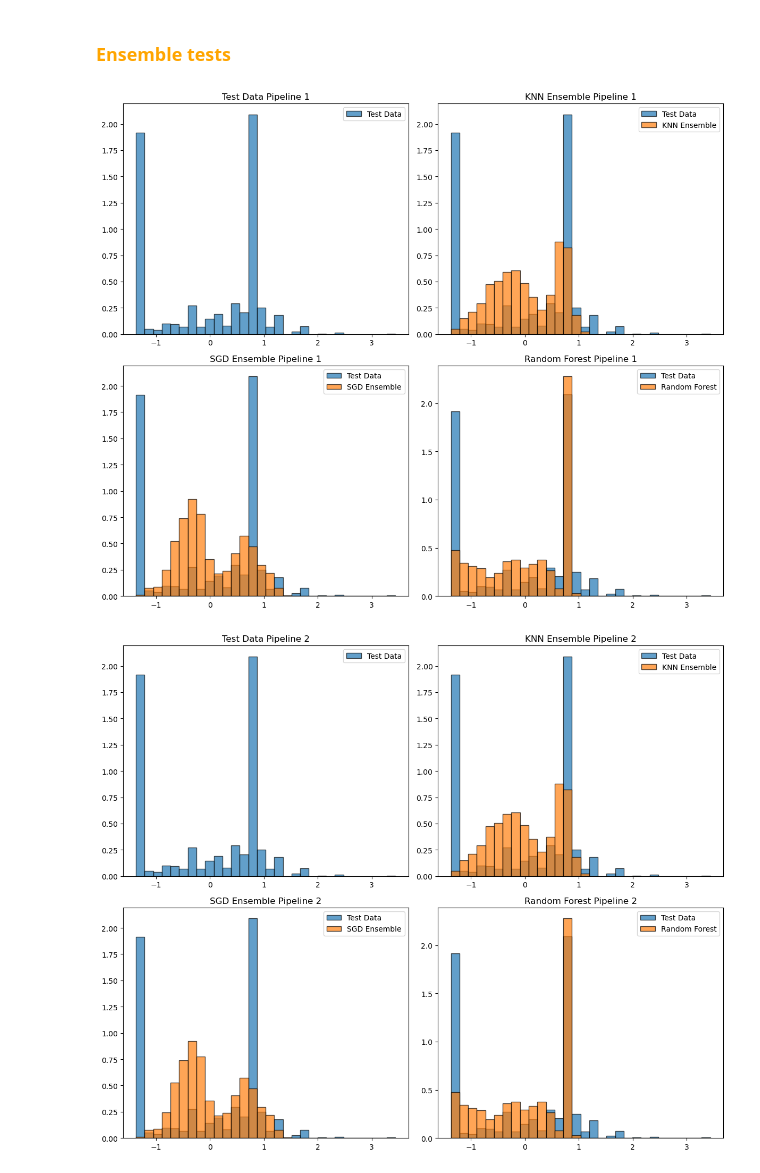
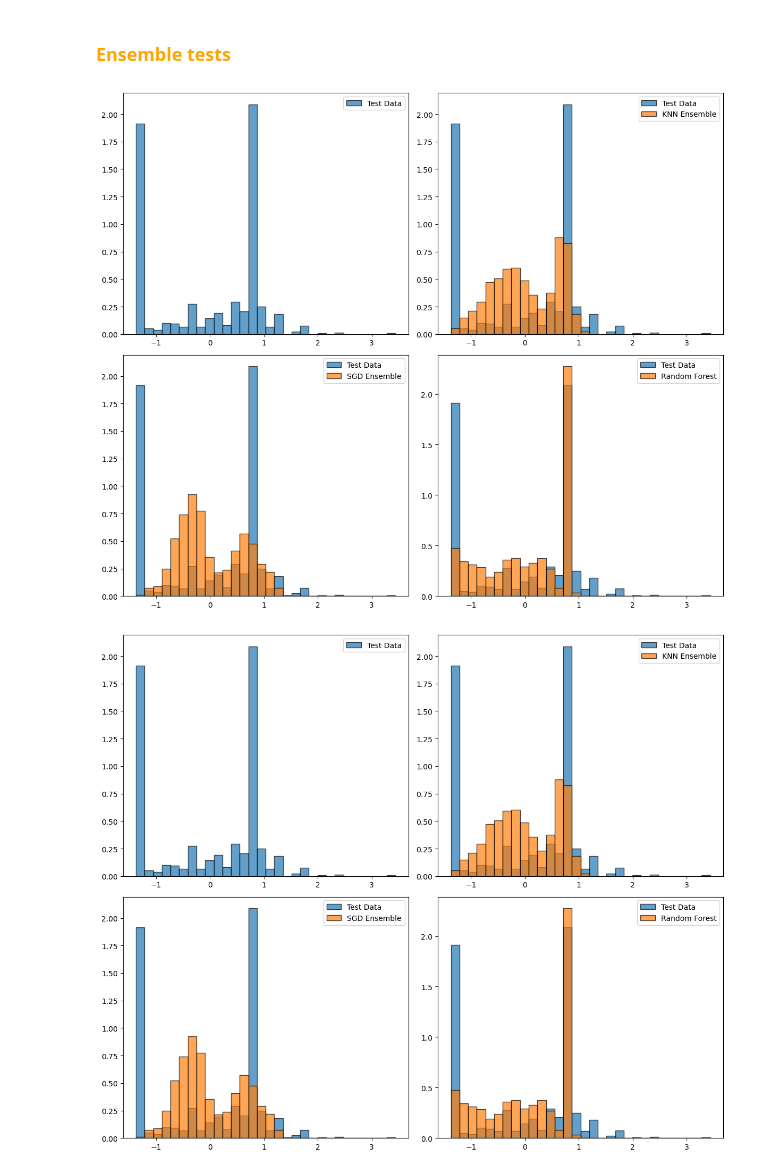
Before and after one commit to Yan-Tavares/ML_Projects, a Jupyter notebook: Final Project/main.ipynb, the cells around one changed output. Saved outputs shown, nothing was run; the diff lists cells and outputs as text; code cells hidden in the pictures.

```diff
--- a/Final Project/main.ipynb
+++ b/Final Project/main.ipynb
@@ -504,42 +524,38 @@ Y_unseen_pred_SGD_2 = ensemble_predict(models_dict_2, 'SGD', X_unseen_2, Y_unsee
 # Tree predictions
 Y_unseen_pred_Tree_1 = ensemble_predict(models_dict_1, 'Tree', X_unseen_1, Y_unseen_1, test_df_1)
 Y_unseen_pred_Tree_2 = ensemble_predict(models_dict_2, 'Tree', X_unseen_2, Y_unseen_2, test_df_2)
 
-def plot_histograms(Y_unseen, Y_unseen_pred_KNN, Y_unseen_pred_SGD, Y_unseen_pred_Tree, title_suffix):
+def plot_histograms(Y_unseen, Y_unseen_pred_KNN, Y_unseen_pred_SGD, Y_unseen_pred_Tree):
     fig, axs = plt.subplots(2, 2, figsize=(12, 10))
 
     counts, bin_edges = np.histogram(Y_unseen, bins=30)
 
     axs[0, 0].hist(Y_unseen, bins=bin_edges, edgecolor='k', alpha=0.7, density=True, label='Test Data')
     axs[0, 0].legend()
-    axs[0, 0].set_title(f'Test Data {title_suffix}')
 
     axs[0, 1].hist(Y_unseen, bins=bin_edges, edgecolor='k', alpha=0.7, density=True, label='Test Data')
     axs[0, 1].hist(Y_unseen_pred_KNN, bins=bin_edges, edgecolor='k', alpha=0.7, density=True, label='KNN Ensemble')
     axs[0, 1].legend()
-    axs[0, 1].set_title(f'KNN Ensemble {title_suffix}')
 
     axs[1, 0].hist(Y_unseen, bins=bin_edges, edgecolor='k', alpha=0.7, density=True, label='Test Data')
     axs[1, 0].hist(Y_unseen_pred_SGD, bins=bin_edges, edgecolor='k', alpha=0.7, density=True, label='SGD Ensemble')
     axs[1, 0].legend()
-    axs[1, 0].set_title(f'SGD Ensemble {title_suffix}')
 
     axs[1, 1].hist(Y_unseen, bins=bin_edges, edgecolor='k', alpha=0.7, density=True, label='Test Data')
     axs[1, 1].hist(Y_unseen_pred_Tree, bins=bin_edges, edgecolor='k', alpha=0.7, density=True, label='Random Forest')
     axs[1, 1].legend()
-    axs[1, 1].set_title(f'Random Forest {title_suffix}')
 
     plt.tight_layout()
     plt.show()
 
 # Plot histograms for the first dataset
-plot_histograms(Y_unseen_1, Y_unseen_pred_KNN_1, Y_unseen_pred_SGD_1, Y_unseen_pred_Tree_1, 'Pipeline 1')
+plot_histograms(Y_unseen_1, Y_unseen_pred_KNN_1, Y_unseen_pred_SGD_1, Y_unseen_pred_Tree_1)
 
 # Plot histograms for the second dataset
-plot_histograms(Y_unseen_2, Y_unseen_pred_KNN_2, Y_unseen_pred_SGD_2, Y_unseen_pred_Tree_2, 'Pipeline 2')
+plot_histograms(Y_unseen_2, Y_unseen_pred_KNN_2, Y_unseen_pred_SGD_2, Y_unseen_pred_Tree_2)
 # %% [output]
-[figure, old version]
+[figure, new version]
-[figure, old version]
+[figure, new version]
 # %%
 def selected_ensemble_predict(models_dict, model_type, X_unseen, Y_unseen, test_df, selected_models):
     ensemble_pred = [model.predict(X_unseen) for model in models_dict[model_type]['best_ensemble']]
```
Also changed, not shown: parts of 5 cells of this notebook.
